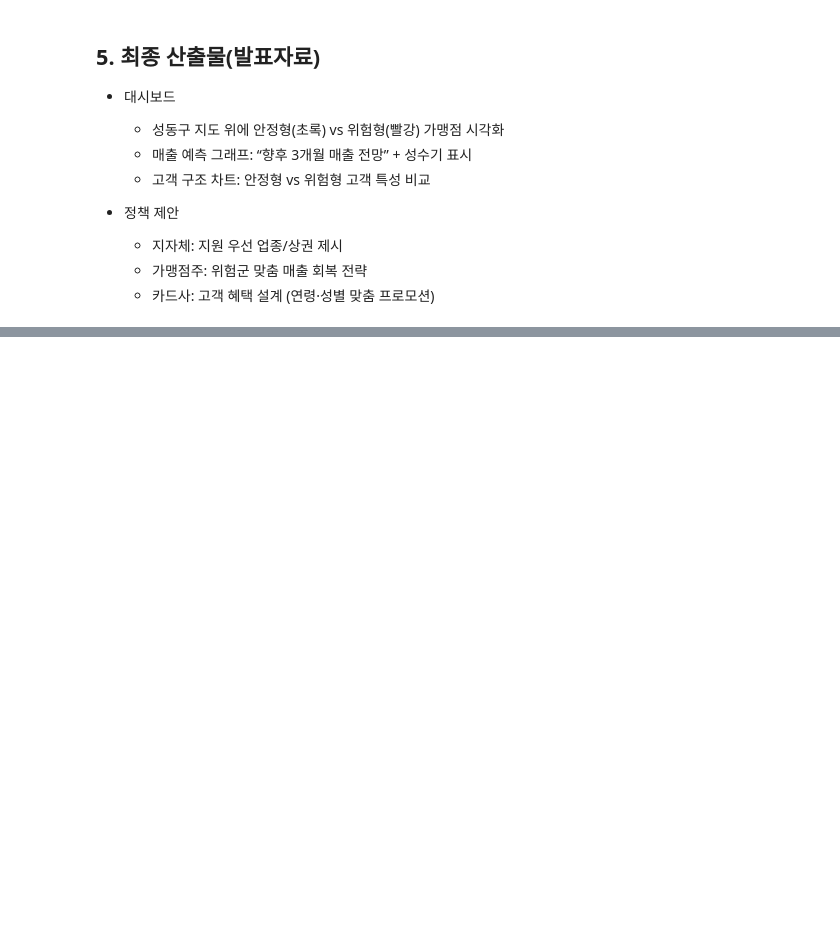
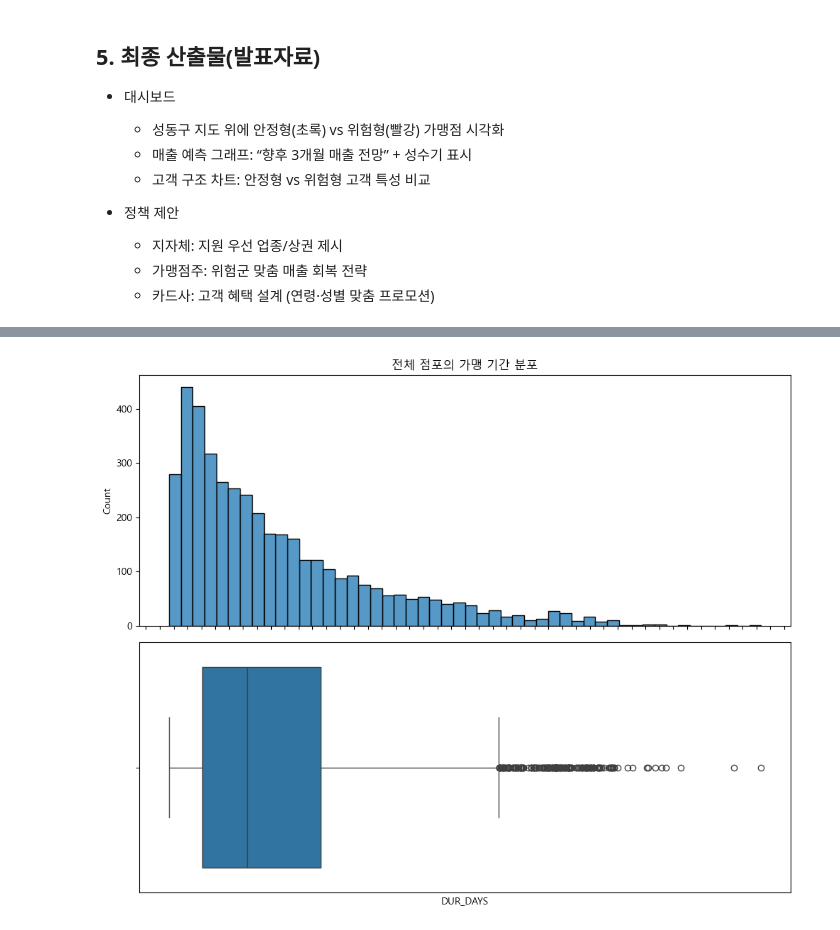
Before and after one commit to milkpotato1000/bigCon_hom, a Jupyter notebook: eda_sc.ipynb, the cells around one changed output, grey strips where cells are left out. Saved outputs shown, nothing was run; the diff lists cells and outputs as text; code cells hidden in the pictures; blank space fills up the shorter version.

```diff
--- a/eda_sc.ipynb
+++ b/eda_sc.ipynb
@@ -107,0 +253,18 @@ transactions.head()
+# %%
+fig, axes = plt.subplots(2, 1, figsize=(10, 8), sharex=True)
+
+# (1) 위: 박스플롯
+sns.boxplot(x=merchants['DUR_DAYS'], ax=axes[1])
+axes[0].set_title('전체 점포의 가맹 기간 분포')
+axes[0].xaxis.set_major_locator(ticker.MultipleLocator(300))
+axes[0].tick_params(axis='x', rotation=45)
+
+# (2) 아래: 히스토그램
+sns.histplot(merchants['DUR_DAYS'], bins=50, ax=axes[0])
+axes[1].xaxis.set_major_locator(ticker.MultipleLocator(300))
+axes[1].tick_params(axis='x', which='both', bottom=False, labelbottom=False)  # 위쪽 x축 숨김
+
+plt.tight_layout()
+plt.show()
+# %% [output]
+[figure, added]
```
Also changed, not shown: parts of 32 cells of this notebook.
